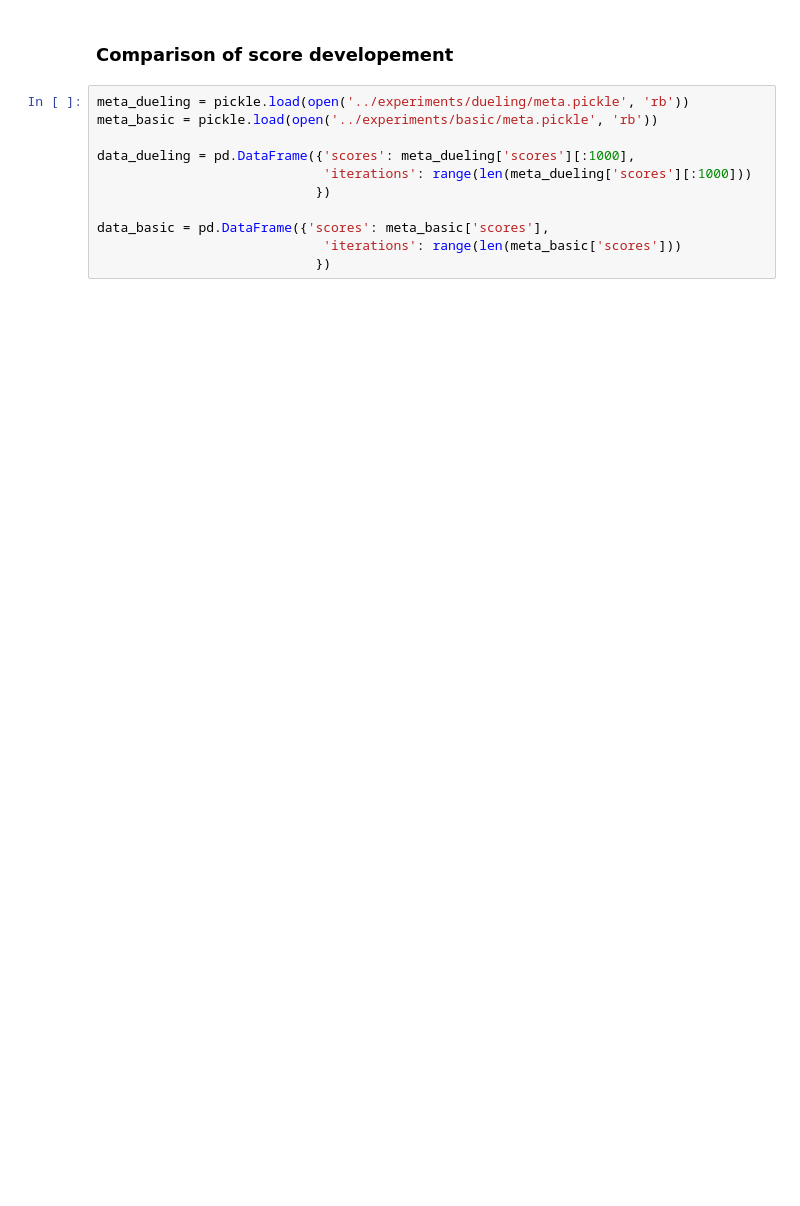
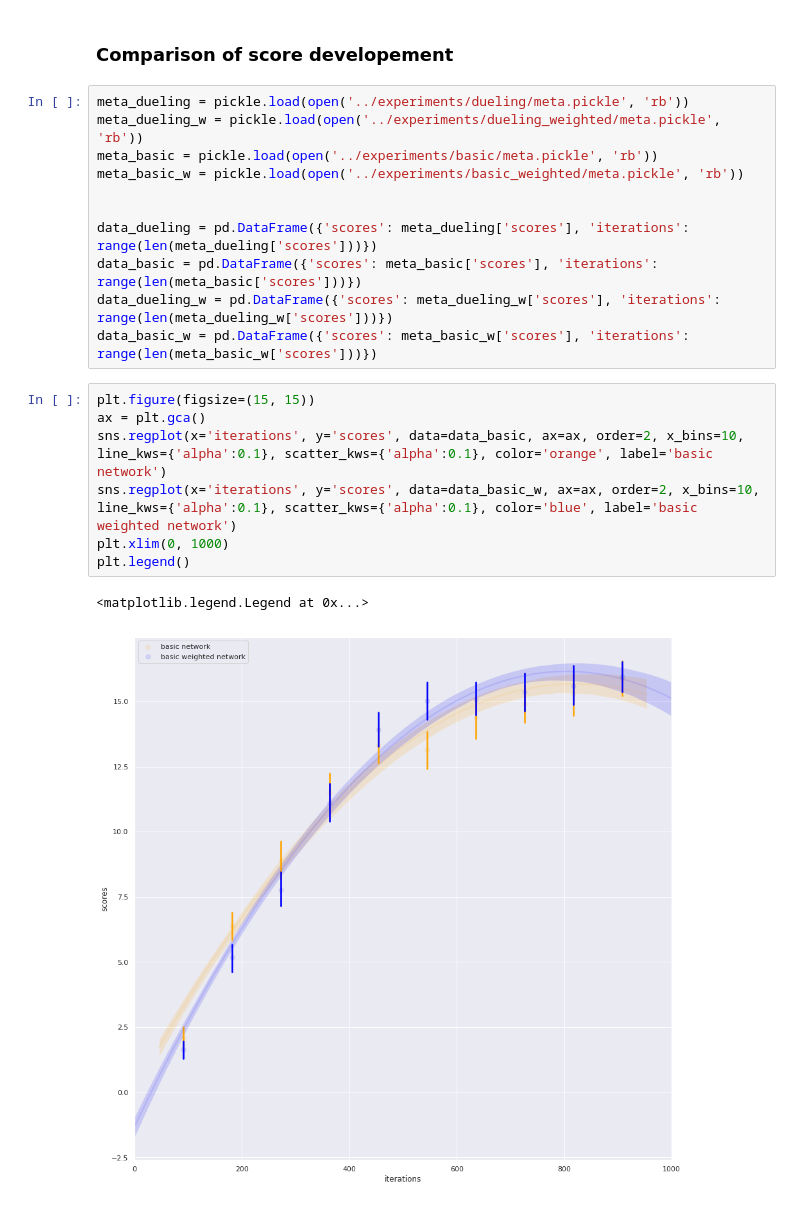
Before and after one commit to adamoz/deep_q_maze, a Jupyter notebook: notebooks/report.ipynb, the cells around one changed output. Saved outputs shown, nothing was run; the diff lists cells and outputs as text; blank space fills up the shorter version.

```diff
--- a/notebooks/report.ipynb
+++ b/notebooks/report.ipynb
@@ -102,12 +118,22 @@ maze_env.close()
 ### Comparison of score developement
 # %%
 meta_dueling = pickle.load(open('../experiments/dueling/meta.pickle', 'rb'))
+meta_dueling_w = pickle.load(open('../experiments/dueling_weighted/meta.pickle', 'rb'))
 meta_basic = pickle.load(open('../experiments/basic/meta.pickle', 'rb'))
+meta_basic_w = pickle.load(open('../experiments/basic_weighted/meta.pickle', 'rb'))
 
-data_dueling = pd.DataFrame({'scores': meta_dueling['scores'][:1000],
-                             'iterations': range(len(meta_dueling['scores'][:1000]))
-                            })
 
-data_basic = pd.DataFrame({'scores': meta_basic['scores'],
-                             'iterations': range(len(meta_basic['scores']))
-                            })
+data_dueling = pd.DataFrame({'scores': meta_dueling['scores'], 'iterations': range(len(meta_dueling['scores']))})
+data_basic = pd.DataFrame({'scores': meta_basic['scores'], 'iterations': range(len(meta_basic['scores']))})
+data_dueling_w = pd.DataFrame({'scores': meta_dueling_w['scores'], 'iterations': range(len(meta_dueling_w['scores']))})
+data_basic_w = pd.DataFrame({'scores': meta_basic_w['scores'], 'iterations': range(len(meta_basic_w['scores']))})
+# %%
+plt.figure(figsize=(15, 15))
+ax = plt.gca()
+sns.regplot(x='iterations', y='scores', data=data_basic, ax=ax, order=2, x_bins=10, line_kws={'alpha':0.1}, scatter_kws={'alpha':0.1}, color='orange', label='basic network')
+sns.regplot(x='iterations', y='scores', data=data_basic_w, ax=ax, order=2, x_bins=10, line_kws={'alpha':0.1}, scatter_kws={'alpha':0.1}, color='blue', label='basic weighted network')
+plt.xlim(0, 1000)
+plt.legend()
+# %% [output]
+<matplotlib.legend.Legend at 0x...>
+[figure, added]
```
Also changed, not shown: parts of 23 cells of this notebook, 1 other file.
